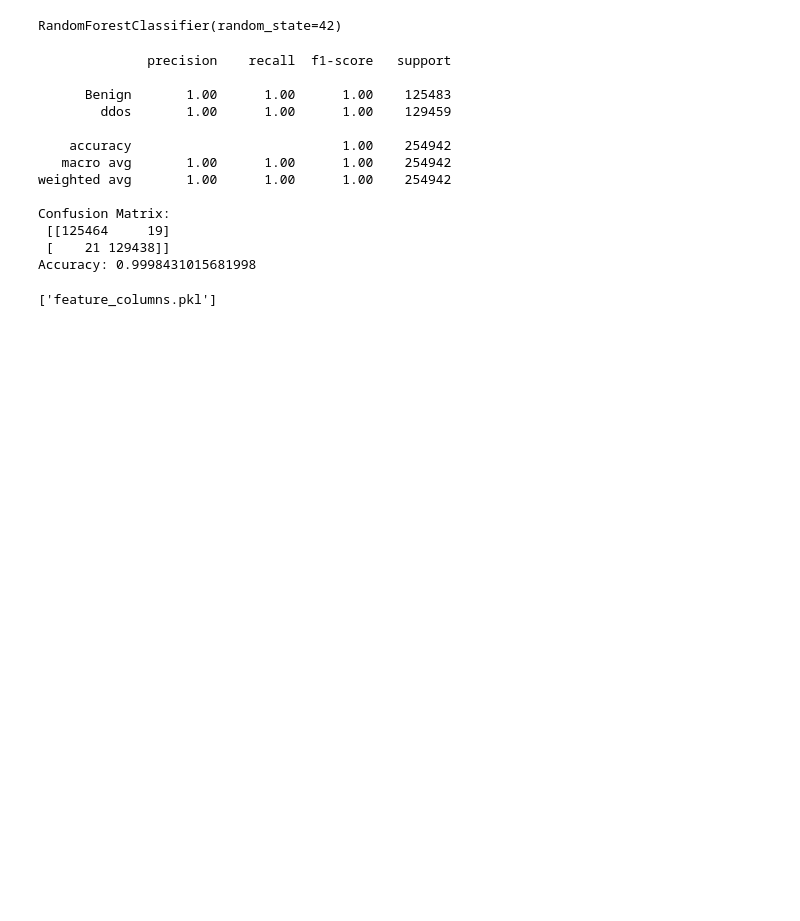
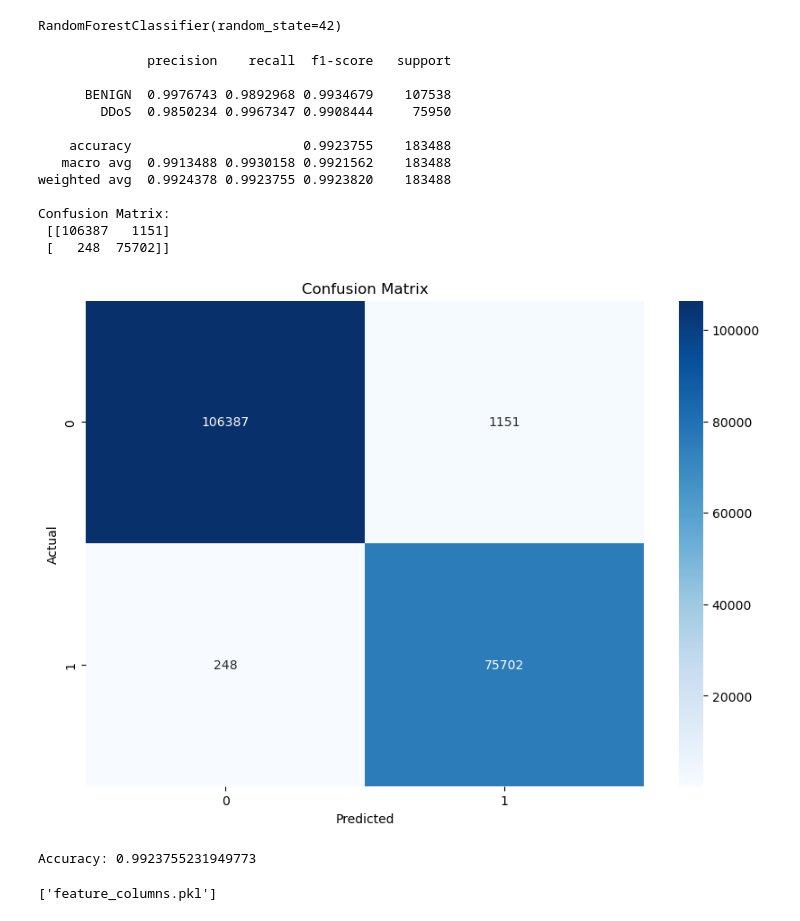
Before and after one commit to haduckien-raccoon/IDR_PBL4, a Jupyter notebook: app/AI_ML/DDoS_ML.ipynb, the cells around one changed output. Cells and saved outputs as stored; diff of their text form; code cells hidden in the pictures; blank space fills up the shorter version.

```diff
--- a/app/AI_ML/DDoS_ML.ipynb
+++ b/app/AI_ML/DDoS_ML.ipynb
@@ -45,5 +249,14 @@ memory usage: 829.7+ MB
 # %%
-df = df.drop(['Unnamed: 0', 'Flow ID', 'Src IP', 'Dst IP', 'Timestamp'], axis=1)
+# Danh sách cột nhiễu / không cần thiết
+cols_to_drop = [
+    'Destination Port', 'Fwd Header Length.1', 'Fwd Avg Bytes/Bulk', 'Fwd Avg Packets/Bulk',
+    'Fwd Avg Bulk Rate', 'Bwd Avg Bytes/Bulk', 'Bwd Avg Packets/Bulk', 'Bwd Avg Bulk Rate',
+    'Init_Win_bytes_forward', 'Init_Win_bytes_backward', 'act_data_pkt_fwd', 'min_seg_size_forward',
+    'CWE Flag Count', 'ECE Flag Count'
+]
+
+# Drop các cột này khỏi DataFrame
+df = df.drop(columns=cols_to_drop)
 df = df.dropna()
 df.info()
 # %% [output]
@@ -121,24 +383,35 @@ RandomForestClassifier(random_state=42)
 # %%
 from sklearn.metrics import classification_report, confusion_matrix, accuracy_score
 
 y_pred = model.predict(X_test)
-print(classification_report(y_test, y_pred))
+print(classification_report(y_test, y_pred, digits=7))
 print("Confusion Matrix:\n", confusion_matrix(y_test, y_pred))
-print("Accuracy:",accuracy_score(y_test, y_pred))
+#Vẽ biểu đồ ma trận nhầm lẫn
+import matplotlib.pyplot as plt
+import seaborn as sns
+cm = confusion_matrix(y_test, y_pred)
+plt.figure(figsize=(10,7))
+sns.heatmap(cm, annot=True, fmt='d', cmap='Blues')
+plt.xlabel('Predicted')
+plt.ylabel('Actual')
+plt.title('Confusion Matrix')
+plt.show()
+print("Accuracy:",accuracy_score(y_test, y_pred, normalize=True))
 # %% [output]
               precision    recall  f1-score   support
 
-      Benign       1.00      1.00      1.00    125483
-        ddos       1.00      1.00      1.00    129459
+      BENIGN  0.9976743 0.9892968 0.9934679    107538
+        DDoS  0.9850234 0.9967347 0.9908444     75950
 
-    accuracy                           1.00    254942
-   macro avg       1.00      1.00      1.00    254942
-weighted avg       1.00      1.00      1.00    254942
+    accuracy                      0.9923755    183488
+   macro avg  0.9913488 0.9930158 0.9921562    183488
+weighted avg  0.9924378 0.9923755 0.9923820    183488
 
 Confusion Matrix:
- [[125464     19]
- [    21 129438]]
-Accuracy: 0.9998431015681998
+ [[106387   1151]
+ [   248  75702]]
+[figure, added]
+Accuracy: 0.9923755231949773
 # %%
 import joblib
 joblib.dump(model, 'ddos_model.pkl')
```
Also changed, not shown: parts of 21 cells of this notebook, 27 other files.
